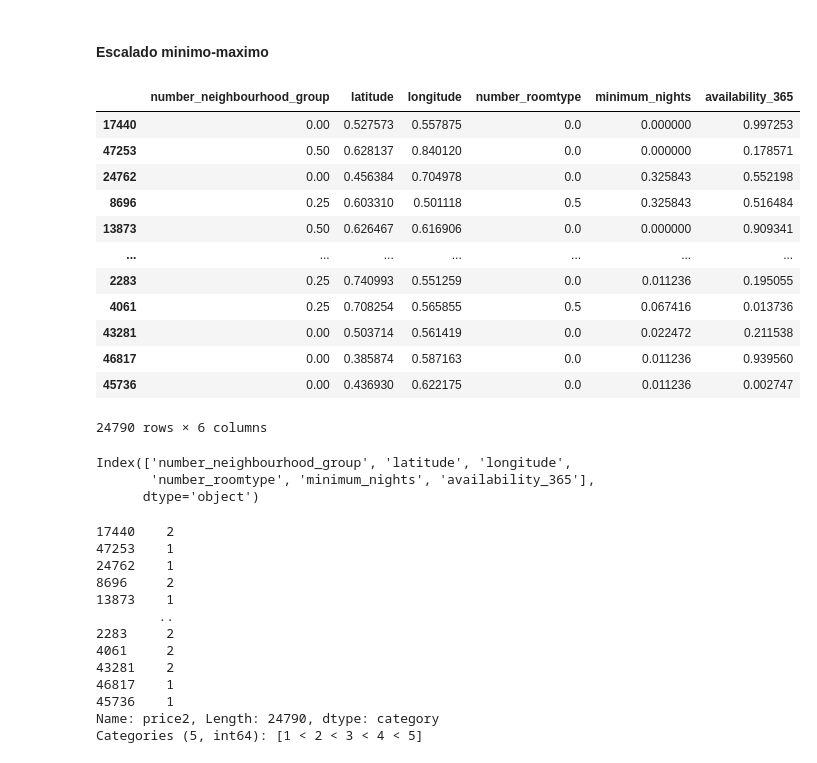
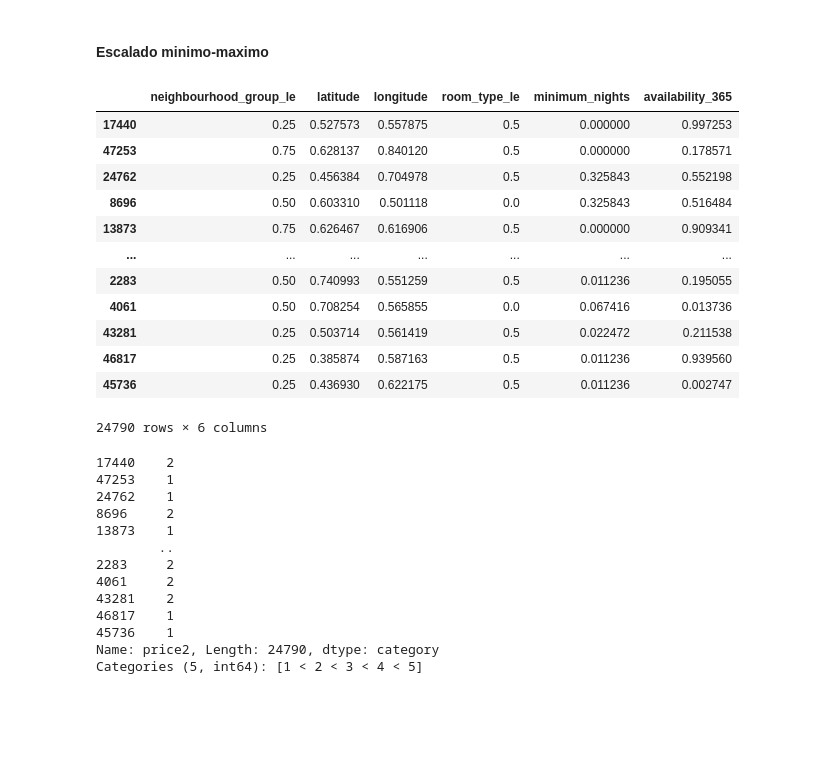
Before and after one commit to Betaniammc/streamlit, a Jupyter notebook: src/00-eda-airbnb-ny.ipynb, the cells around one changed output. Drawn from its saved outputs; the diff is of its cells as text; code cells hidden in the pictures; blank space fills up the shorter version.

```diff
--- a/src/00-eda-airbnb-ny.ipynb
+++ b/src/00-eda-airbnb-ny.ipynb
@@ -473,8 +473,8 @@ df.head(5)
 | 3 | Brooklyn | 40.68514 | -73.95976 | Entire home/apt | 89 | 1 | 194 | ... |
 | 5 | Manhattan | 40.74767 | -73.97500 | Entire home/apt | 200 | 3 | 129 | ... |
 # %%
-# Dividimos el conjunto de datos en muestras de train y test
-X = df.drop(["price","price2","neighbourhood_group","room_type"], axis=1)
+# Dividimos el conjunto de datos en muestras de train y test y elimino las variables que pase a numericas anteriormente
+X = df.drop(["price","price2","number_neighbourhood_group","number_roomtype"], axis=1)
 y = df["price2"]
 
 
@@ -514,0 +517,23 @@ y_test.shape
+# %%
+# 0. Creamos copias de los conjuntos de entrenamiento: X_train | X_test
+X_train_cat_le = X_train.copy()
+X_test_cat_le = X_test.copy()
+
+# 1. Creamos las instancias del encoder
+label_encoder_neighbourhood_group = LabelEncoder()
+# 2. Entrenamos los encoders con los datos de entrenamiento (ajustamos) fit
+label_encoder_neighbourhood_group.fit(X_train['neighbourhood_group'])
+# 3. Aplicamos el encoder en ambos conjuntos (entrenamiento y test) transform
+X_train_cat_le['neighbourhood_group_le'] = label_encoder_neighbourhood_group.transform(X_train['neighbourhood_group'])
+X_test_cat_le['neighbourhood_group_le'] = label_encoder_neighbourhood_group.transform(X_test['neighbourhood_group'])
+
+
+# 1. Creamos las instancias del encoder
+label_encoder_room_type = LabelEncoder()
+# 2. Entrenamos los encoders con los datos de entrenamiento (ajustamos) utilizamos: fit()
+label_encoder_room_type.fit(X_train['room_type'])
+# 3. Aplicamos el encoder en ambos conjuntos (entrenamiento y test) transform
+X_train_cat_le['room_type_le'] = label_encoder_room_type.transform(X_train['room_type'])  # 3.1 train
+X_test_cat_le['room_type_le'] = label_encoder_room_type.transform(X_test['room_type'])  # 3.2 test
+
+X_train_cat_le.head()
@@ -517,33 +549,32 @@ y_test.shape
 # %%
 min_max_scaler = MinMaxScaler()  # Instancia de: from sklearn.preprocessing import MinMaxScaler
 
-num_variables = ["number_neighbourhood_group", "latitude", "longitude", "number_roomtype", "minimum_nights", "availability_365"]
-min_max_features = min_max_scaler.fit_transform(X_train[num_variables])
+num_variables = ["neighbourhood_group_le", "latitude", "longitude", "room_type_le", "minimum_nights", "availability_365"]
+min_max_features_x_train = min_max_scaler.fit_transform(X_train_cat_le[num_variables])
+min_max_features_x_test = min_max_scaler.fit_transform(X_test_cat_le[num_variables])
 
-df_min_max = pd.DataFrame(min_max_features,
-                          index=X_train.index,
+X_train_cat_le_scaled = pd.DataFrame(min_max_features_x_train,
+                          index=X_train_cat_le.index,
                           columns=num_variables)
-df_min_max
+X_test_cat_le_scaled = pd.DataFrame(min_max_features_x_test,
+                          index=X_test_cat_le.index,
+                          columns=num_variables)
+
+X_train_cat_le_scaled
 # %% [output]
-|  | number_neighbourhood_group | latitude | longitude | number_roomtype | minimum_nights | availability_365 |
-| 17440 | 0.00 | 0.527573 | 0.557875 | 0.0 | 0.000000 | 0.997253 |
-| 47253 | 0.50 | 0.628137 | 0.840120 | 0.0 | 0.000000 | 0.178571 |
-| 24762 | 0.00 | 0.456384 | 0.704978 | 0.0 | 0.325843 | 0.552198 |
-| 8696 | 0.25 | 0.603310 | 0.501118 | 0.5 | 0.325843 | 0.516484 |
-| 13873 | 0.50 | 0.626467 | 0.616906 | 0.0 | 0.000000 | 0.909341 |
+|  | neighbourhood_group_le | latitude | longitude | room_type_le | minimum_nights | availability_365 |
+| 17440 | 0.25 | 0.527573 | 0.557875 | 0.5 | 0.000000 | 0.997253 |
+| 47253 | 0.75 | 0.628137 | 0.840120 | 0.5 | 0.000000 | 0.178571 |
+| 24762 | 0.25 | 0.456384 | 0.704978 | 0.5 | 0.325843 | 0.552198 |
+| 8696 | 0.50 | 0.603310 | 0.501118 | 0.0 | 0.325843 | 0.516484 |
+| 13873 | 0.75 | 0.626467 | 0.616906 | 0.5 | 0.000000 | 0.909341 |
 | ... | ... | ... | ... | ... | ... | ... |
-| 2283 | 0.25 | 0.740993 | 0.551259 | 0.0 | 0.011236 | 0.195055 |
-| 4061 | 0.25 | 0.708254 | 0.565855 | 0.5 | 0.067416 | 0.013736 |
-| 43281 | 0.00 | 0.503714 | 0.561419 | 0.0 | 0.022472 | 0.211538 |
-| 46817 | 0.00 | 0.385874 | 0.587163 | 0.0 | 0.011236 | 0.939560 |
-| 45736 | 0.00 | 0.436930 | 0.622175 | 0.0 | 0.011236 | 0.002747 |
+| 2283 | 0.50 | 0.740993 | 0.551259 | 0.5 | 0.011236 | 0.195055 |
+| 4061 | 0.50 | 0.708254 | 0.565855 | 0.0 | 0.067416 | 0.013736 |
+| 43281 | 0.25 | 0.503714 | 0.561419 | 0.5 | 0.022472 | 0.211538 |
+| 46817 | 0.25 | 0.385874 | 0.587163 | 0.5 | 0.011236 | 0.939560 |
+| 45736 | 0.25 | 0.436930 | 0.622175 | 0.5 | 0.011236 | 0.002747 |
 24790 rows × 6 columns
-# %%
-df_min_max.columns
-# %% [output]
-Index(['number_neighbourhood_group', 'latitude', 'longitude',
-       'number_roomtype', 'minimum_nights', 'availability_365'],
-      dtype='object')
 # %%
 y_train
 # %% [output]
```
Also changed, not shown: parts of 5 cells of this notebook, 3 other files.
